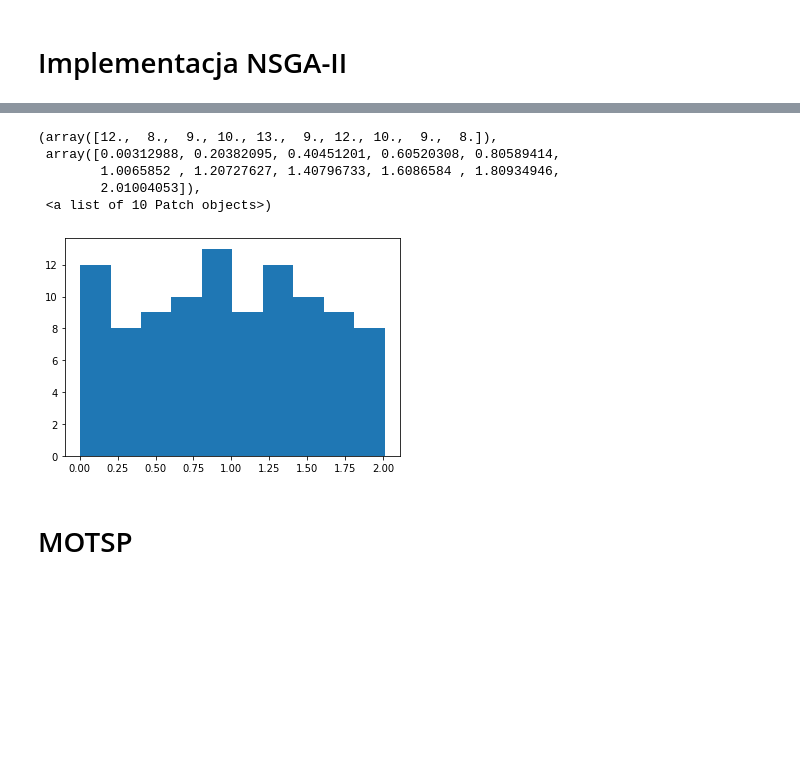
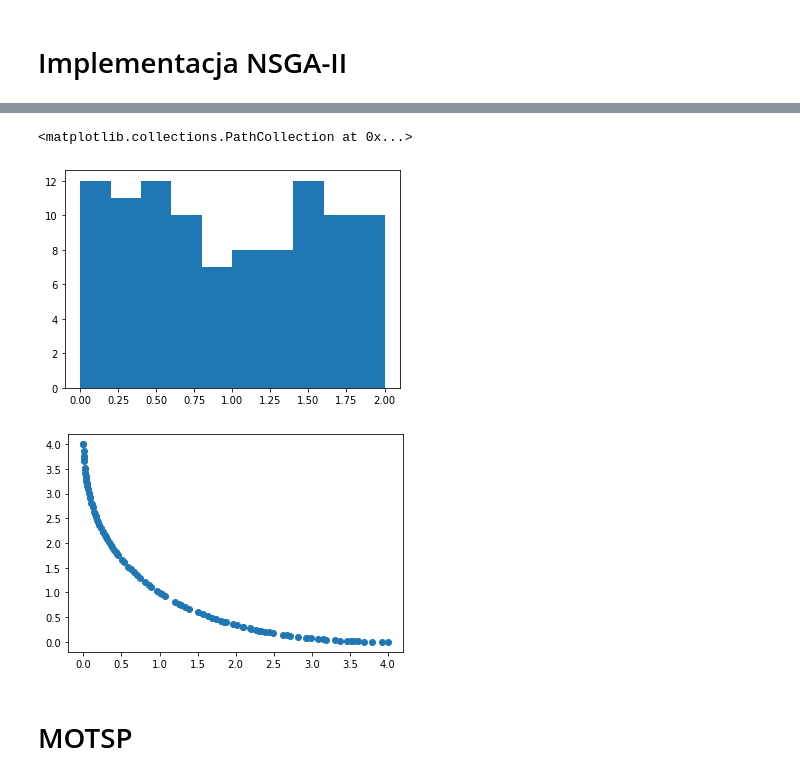
Before and after one commit to AdrianUrbanski/MOTSP, a Jupyter notebook: MOTSP.ipynb, the cells around one changed output, grey strips where cells are left out. Saved outputs shown, nothing was run; the diff lists cells and outputs as text; code cells hidden in the pictures; blank space fills up the shorter version.

```diff
--- a/MOTSP.ipynb
+++ b/MOTSP.ipynb
@@ -199,12 +218,14 @@ plt.hist(nsga_ii.get_population())
-# %%
-plt.hist(nsga_ii.get_population())
-# %% [output]
-(array([12.,  8.,  9., 10., 13.,  9., 12., 10.,  9.,  8.]),
- array([0.00312988, 0.20382095, 0.40451201, 0.60520308, 0.80589414,
-        1.0065852 , 1.20727627, 1.40796733, 1.6086584 , 1.80934946,
-        2.01004053]),
- <a list of 10 Patch objects>)
-[figure, removed]
+# %%
+pop = nsga_ii.get_population()
+pop_vals = np.hstack((f1(pop), f2(pop)))
+plt.figure()
+plt.hist(pop)
+plt.figure()
+plt.scatter(pop_vals[:, 0], pop_vals[:, 1])
+# %% [output]
+<matplotlib.collections.PathCollection at 0x...>
+[figure, added]
+[figure, added]
 # %% [markdown]
 # MOTSP
 # %% [markdown]
```
Also changed, not shown: parts of 13 cells of this notebook.
